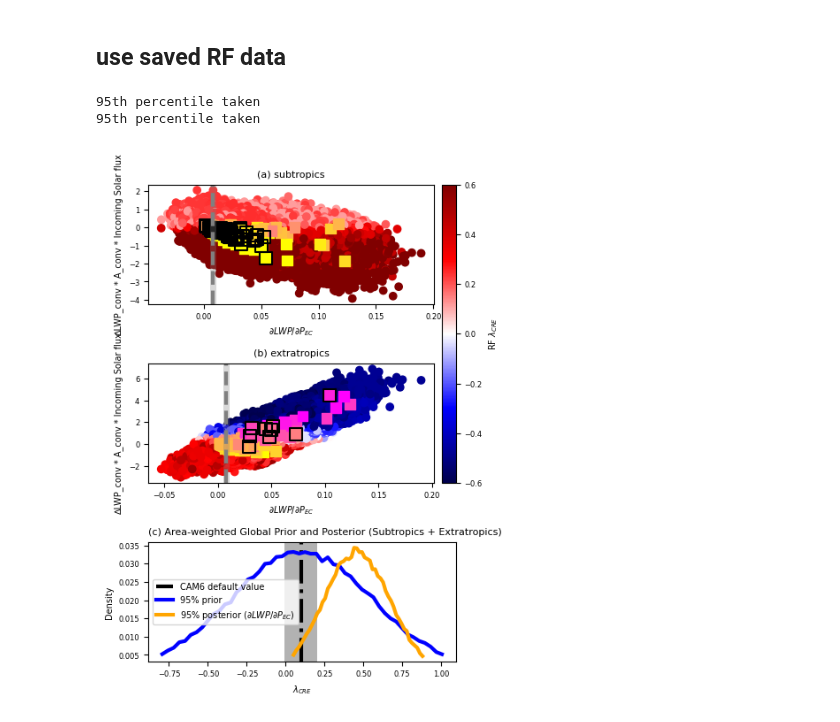
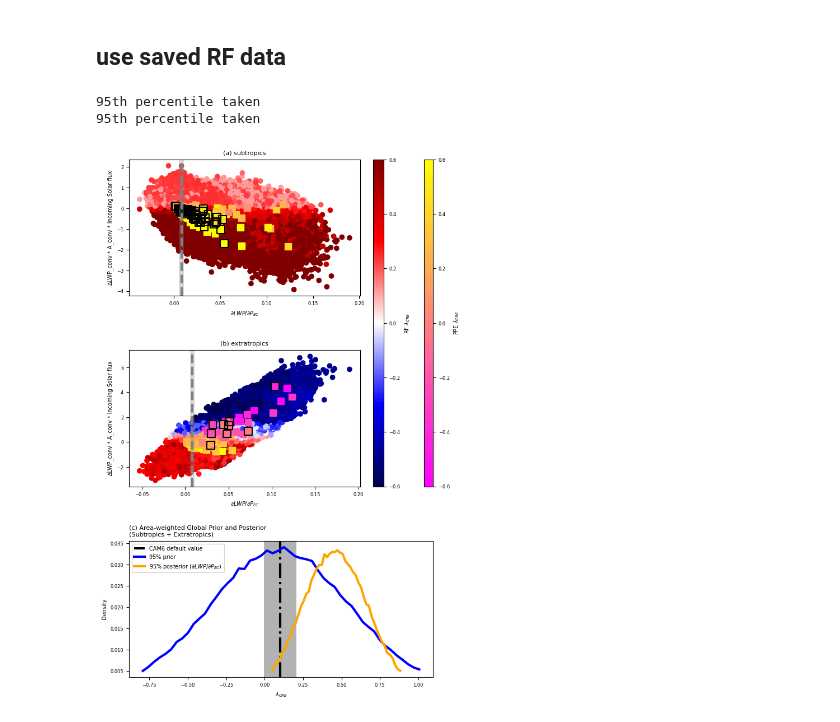
Before and after one commit to wgh-private/globalFB_precipeff, a Jupyter notebook: finalwork.ipynb, the cells around one changed output. Saved outputs shown, nothing was run; the diff lists cells and outputs as text; code cells hidden in the pictures.

Commit message:
completed figure 4

```diff
--- a/finalwork.ipynb
+++ b/finalwork.ipynb
@@ -718,18 +717,13 @@ global_post_samples = np.concatenate(post_samples)
 
 lat_ranges = [(20, 50, 'subtropics'), (50, 90, 'extratropics')]
 regimes = ['subtropics', 'extratropics']
-# Set figure width to 8.7 cm (3.43 inches) — PNAS single-column width
-fig = plt.figure(figsize=(11.4/2.54, 7))  # Adjust height as needed
+# Set figure width to 11.4 or 17.8 cm  — PNAS width
+fig = plt.figure(figsize=(17.8/2.54, 12))  # Adjust height as needed
 title_num = ['(a) ', '(b) ', '(c) ']
-# fig, axs = plt.subplots(3, 1, figsize=(11.4/2.54, 12))  # 17.8 cm width converted to inches
+# GridSpec: 3 rows, 4 columns (right 3 columns reserved for shared colorbar on top row)
+gs = gridspec.GridSpec(3, 4, width_ratios=[18, 0.8, 1.1, 0.7], height_ratios=[1, 1, 1], hspace=0.4, wspace=0.2)
 
-# GridSpec: 3 rows, 2 columns (right column reserved for shared colorbar on top row)
-gs = gridspec.GridSpec(3, 2, width_ratios=[20, 1], height_ratios=[1, 1, 1], hspace=0.5, wspace=0.05)
-
-# lat_sh = dLWPmap_gol.lat.shape[0]
-# lon_sh = dLWPmap_gol.lon.shape[0]
 nums = [[0,0], [0,1]]
-# title_num = ['(a) ', '(b) ']
 
 # --- Top two maps ---
 for ax_n in range(2):
@@ -737,15 +731,6 @@ for ax_n in range(2):
     g = nums[ax_n][0]
     d = nums[ax_n][1]
     regime = regimes[ax_n]
-
-    # cbar_img = axs[idx].scatter(X_new[:,0], X_new[:,1]*X_new[:,2]*X_new[:,3], c=P_new, cmap='seismic', vmin=-0.6, vmax=0.6)
-    # axs[idx].scatter(x_p, y_p, c=c_p, cmap='spring', marker='s', s=72, vmin=-0.6, vmax=0.6)
-    # axs[idx].scatter(x_p.sel(runs=constrained), y_p.sel(runs=constrained), edgecolor='black', facecolor='none', marker='s', s=100, linewidth=1.5)
-    # axs[idx].axvline(x=obs_pe_metric, color='grey', linestyle='--')
-    # axs[idx].axvspan(lower_pe_metric, upper_pe_metric, facecolor='grey', alpha=0.3)
-    # axs[idx].set_xlabel(xtitle, fontsize=label_fontsize)
-    # axs[idx].set_ylabel('∆LWP_conv * A_conv * Incoming Solar flux', fontsize=label_fontsize)
-    # axs[idx].set_title(title_num[idx]+regime, fontsize=title_fontsize)
 
     temp = RF_prior[ax_n]
     img = ax.scatter(temp[0], temp[1], c=temp[2],
@@ -767,45 +752,38 @@ for ax_n in range(2):
     ax.set_title(title_num[ax_n]+regime, fontsize=title_fontsize)
     ax.tick_params(axis='both', labelsize=tick_fontsize)
 
 
 # --- Shared vertical colorbar for the two maps ---
 cbar_ax = fig.add_subplot(gs[0:2, 1])  # Span both top rows in the second column
 cbar = plt.colorbar(img, cax=cbar_ax, orientation='vertical')
 cbar.set_label('RF $\\lambda_{CRE}$', fontsize=label_fontsize)
 cbar.ax.tick_params(labelsize=tick_fontsize)
 
+p_cbar_ax = fig.add_subplot(gs[0:2, 3])  # Span both top rows in the fourth column
+cbar = plt.colorbar(p_img, cax=p_cbar_ax, orientation='vertical')
+cbar.set_label('PPE $\\lambda_{CRE}$', fontsize=label_fontsize)
+cbar.ax.tick_params(labelsize=tick_fontsize)
+
 # --- Scatter plot (bottom row, full width) ---
-ax_scatter = fig.add_subplot(gs[2, :])  # Bottom row, span both columns
+ax_scatter = fig.add_subplot(gs[2, :])  # Bottom row, span all columns
 ax_scatter.axvline(default[0], color='black', linestyle='-.', label='CAM6 default value')
 ax_scatter.axvspan(default[0]-1.96*default_sem[0], default[0]+1.96*default_sem[0], facecolor='black', alpha=0.3)
 bin_centers, hist = plot_pdfs_diff(global_prior_samples, 50)
 ax_scatter.plot(bin_centers, hist, label='95% prior', color='b')
 bin_centers, hist = plot_pdfs_diff(global_post_samples, 50)
 ax_scatter.plot(bin_centers, hist, label='95% posterior ('+xtitle+')', color='orange')
 ax_scatter.legend(fontsize=label_fontsize)
 
 ax_scatter.set_xlabel('$\\lambda_{CRE}$', fontsize=label_fontsize)
 ax_scatter.set_ylabel('Density', fontsize=label_fontsize)
-ax_scatter.set_title(title_num[2]+'Area-weighted Global Prior and Posterior (Subtropics + Extratropics)',
+ax_scatter.set_title(title_num[2]+'Area-weighted Global Prior and Posterior\n(Subtropics + Extratropics)',
                      loc='left', fontsize=title_fontsize)
 ax_scatter.tick_params(axis='both', labelsize=tick_fontsize)
 
-# axs[2].axvline(default[0], color='black', linestyle='-.', label='CAM6 default value')
-# axs[2].axvspan(default[0]-1.96*default_sem[0], default[0]+1.96*default_sem[0], facecolor='black', alpha=0.3)
-# bin_centers, hist = plot_pdfs_diff(global_prior_samples, 50)
-# axs[2].plot(bin_centers, hist, label='95% prior', color='b')
-# bin_centers, hist = plot_pdfs_diff(global_post_samples, 50)
-# axs[2].plot(bin_centers, hist, label='95% posterior ('+xtitle+')', color='orange')
-# axs[2].legend()
-# axs[2].set_xlabel('$\\lambda_{CRE}$', fontsize=label_fontsize)
-# axs[2].set_ylabel('Density', fontsize=label_fontsize)
-# axs[2].set_title(title_num[2]+'Area-weighted Global Prior and Posterior (Subtropics + Extratropics)', fontsize=label_fontsize)
-
-# plt.tight_layout()
 plt.savefig('final_figures/constraint.png',
             bbox_inches='tight', facecolor='white', dpi=600)
 plt.show()
 # %% [output]
 95th percentile taken
 95th percentile taken
-[figure, old version]
+[figure, new version]
```
Also changed, not shown: parts of 1 cell of this notebook.
